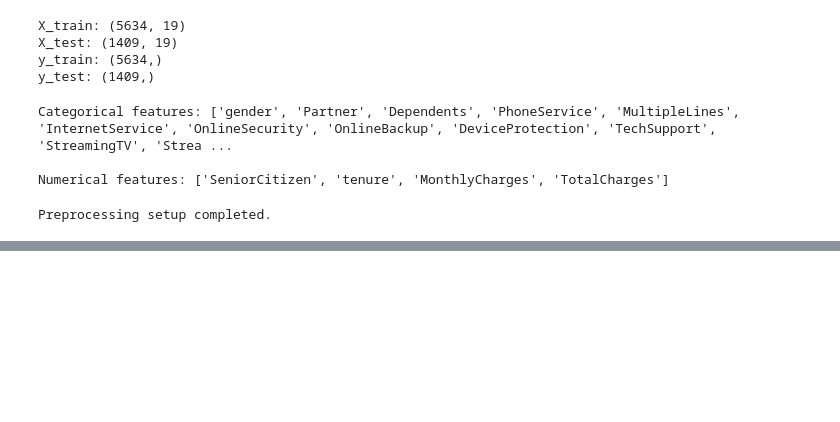
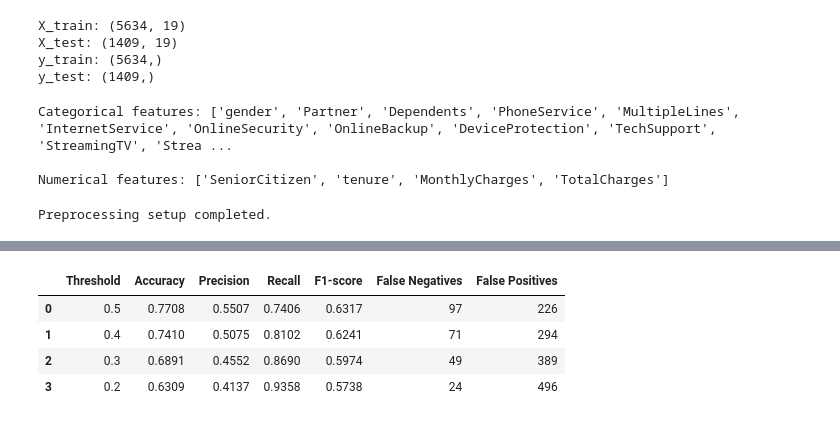
Before and after one commit to Meetkansara06/ChurnIQ, a Jupyter notebook: Telecom.ipynb, the cells around one changed output, grey strips where cells are left out. Saved outputs shown, nothing was run; the diff lists cells and outputs as text; code cells hidden in the pictures; blank space fills up the shorter version.

Commit message:
Complete churn threshold analysis

```diff
--- a/Telecom.ipynb
+++ b/Telecom.ipynb
@@ -441,0 +931,13 @@ Preprocessing setup completed.
+# %%
+from xgboost import XGBClassifier
+from sklearn.pipeline import Pipeline
+
+xgb_pipeline = Pipeline([
+    ("preprocessor", preprocessor),
+    ("classifier", XGBClassifier(
+        objective="binary:logistic",
+        eval_metric="logloss",
+        random_state=42,
+        n_jobs=1
+    ))
+])
@@ -441,0 +1037,50 @@ Preprocessing setup completed.
+# %%
+from sklearn.metrics import (
+    accuracy_score,
+    precision_score,
+    recall_score,
+    f1_score,
+    confusion_matrix
+)
+
+# Get churn probabilities from the fitted XGBoost pipeline
+
+y_prob_xgb = best_xgb.predict_proba(X_test)[:, 1]
+
+threshold_results = []
+
+for threshold in [0.5, 0.4, 0.3, 0.2]:
+    y_pred_threshold = (y_prob_xgb >= threshold).astype(int)
+
+    tn, fp, fn, tp = confusion_matrix(
+        y_test,
+        y_pred_threshold
+    ).ravel()
+
+    threshold_results.append({
+        "Threshold": threshold,
+        "Accuracy": round(accuracy_score(
+            y_test, y_pred_threshold
+        ), 4),
+        "Precision": round(precision_score(
+            y_test, y_pred_threshold, zero_division=0
+        ), 4),
+        "Recall": round(recall_score(
+            y_test, y_pred_threshold
+        ), 4),
+        "F1-score": round(f1_score(
+            y_test, y_pred_threshold
+        ), 4),
+        "False Negatives": fn,
+        "False Positives": fp
+    })
+
+import pandas as pd
+
+pd.DataFrame(threshold_results)
+# %% [output]
+|  | Threshold | Accuracy | Precision | Recall | F1-score | False Negatives | False Positives |
+| 0 | 0.5 | 0.7708 | 0.5507 | 0.7406 | 0.6317 | 97 | 226 |
+| 1 | 0.4 | 0.7410 | 0.5075 | 0.8102 | 0.6241 | 71 | 294 |
+| 2 | 0.3 | 0.6891 | 0.4552 | 0.8690 | 0.5974 | 49 | 389 |
+| 3 | 0.2 | 0.6309 | 0.4137 | 0.9358 | 0.5738 | 24 | 496 |
```
Also changed, not shown: parts of 17 cells of this notebook, 2 other files.
